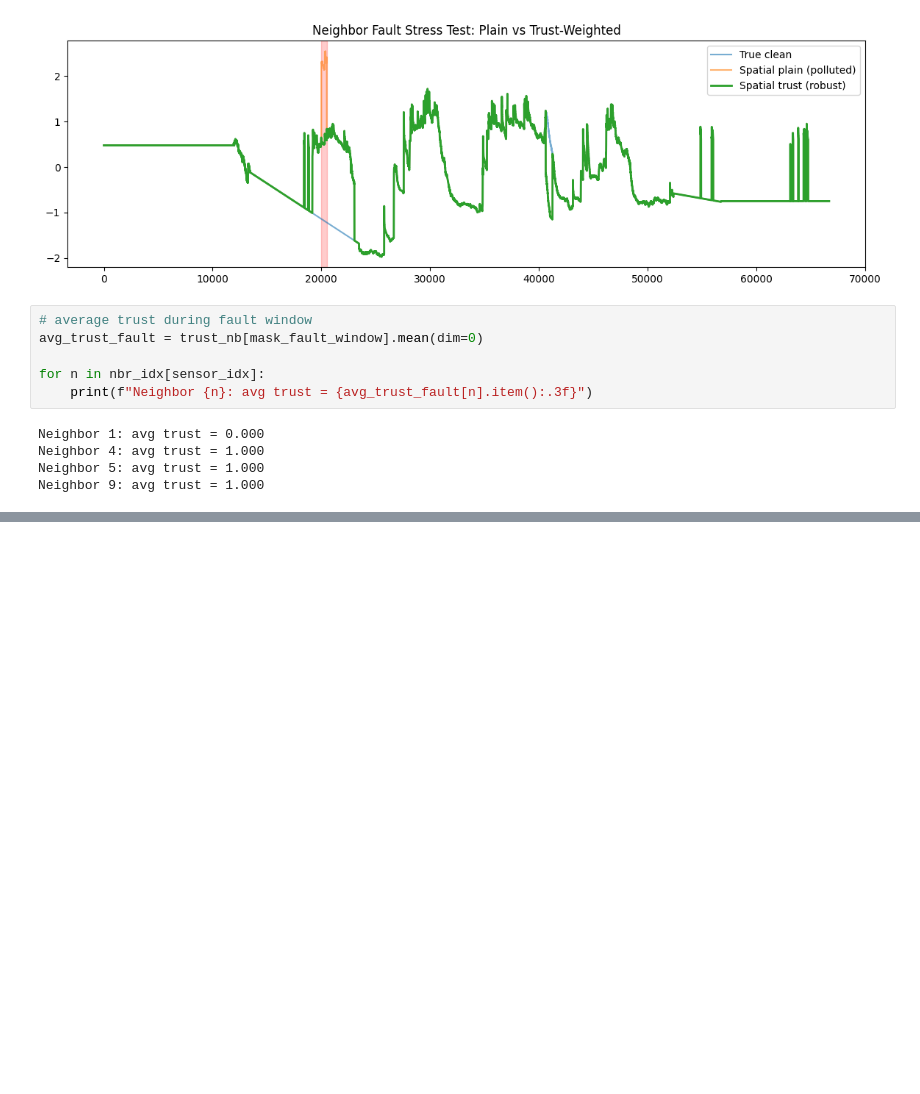
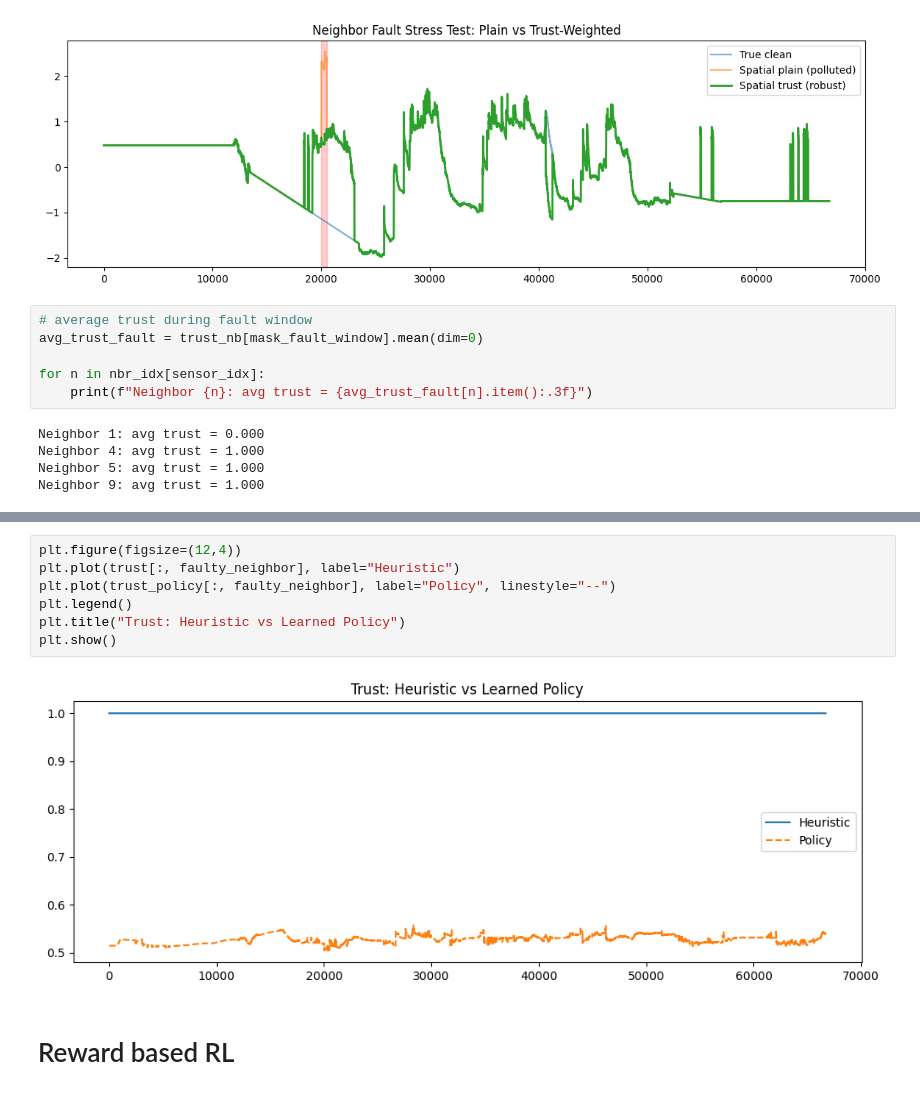
Before and after one commit to prateek-g-bit/Fault-Tolerance-System, a Jupyter notebook: fault-tolerant-system-v1.ipynb, the cells around one changed output, grey strips where cells are left out. Cells and saved outputs as stored; diff of their text form; blank space fills up the shorter version.

```diff
--- a/fault-tolerant-system-v1.ipynb
+++ b/fault-tolerant-system-v1.ipynb
@@ -1132,0 +1274,11 @@ Neighbor 9: avg trust = 1.000
+# %%
+plt.figure(figsize=(12,4))
+plt.plot(trust[:, faulty_neighbor], label="Heuristic")
+plt.plot(trust_policy[:, faulty_neighbor], label="Policy", linestyle="--")
+plt.legend()
+plt.title("Trust: Heuristic vs Learned Policy")
+plt.show()
+# %% [output]
+[figure, added]
+# %% [markdown]
+# Reward based RL
```
Also changed, not shown: parts of 16 cells of this notebook.
